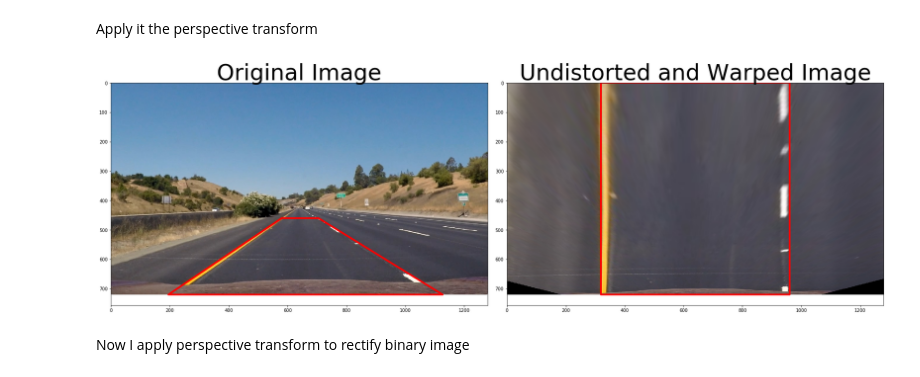
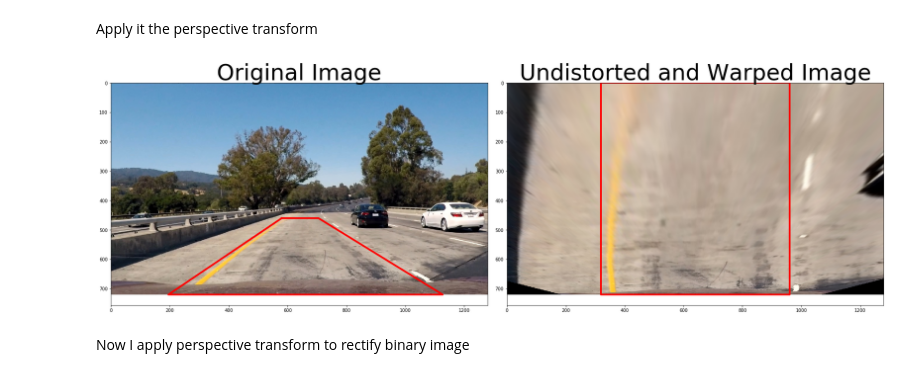
Before and after one commit to pablosaurasperez/CarND-Advanced-Lane-Lines, a Jupyter notebook: P4_AdvancedLaneFinding.ipynb, the cells around one changed output. Drawn from its saved outputs; the diff is of its cells as text; code cells hidden in the pictures.

```diff
--- a/P4_AdvancedLaneFinding.ipynb
+++ b/P4_AdvancedLaneFinding.ipynb
@@ -228,28 +254,28 @@ def corners_unwarp(img, mtx, dist):
 Apply it the perspective transform
 # %%
 # Test on an image where lines are straight
-img = cv2.imread('test_images/straight_lines1.jpg')
+img = cv2.imread('test_images/test1.jpg')
 
 top_down, perspective_M, perspective_Minv, src, dst = corners_unwarp(img, mtx, dist)
 
 x_src = [src[0][0], src[1][0], src[2][0], src[3][0], src[0][0]]
 y_src = [src[0][1], src[1][1], src[2][1], src[3][1], src[0][1]]
 
 x_dst = [dst[0][0], dst[1][0], dst[2][0], dst[3][0], dst[0][0]]
 y_dst = [dst[0][1], dst[1][1], dst[2][1], dst[3][1], dst[0][1]]
 
 f, (ax1, ax2) = plt.subplots(1, 2, figsize=(24, 9))
 f.tight_layout()
 ax1.imshow(cv2.cvtColor(img, cv2.COLOR_BGR2RGB))
 ax1.plot(x_src, y_src, 'r-', lw=4)
 ax1.set_title('Original Image', fontsize=50)
 
 ax2.imshow(cv2.cvtColor(top_down, cv2.COLOR_BGR2RGB))
 ax2.plot(x_dst, y_dst, 'r-', lw=4)
 ax2.set_title('Undistorted and Warped Image', fontsize=50)
 plt.subplots_adjust(left=0., right=1, top=0.9, bottom=0.)
 # %% [output]
-[figure, old version]
+[figure, new version]
 # %% [markdown]
 Now I apply perspective transform to rectify binary image
 # %%
```
Also changed, not shown: parts of 4 cells of this notebook.
